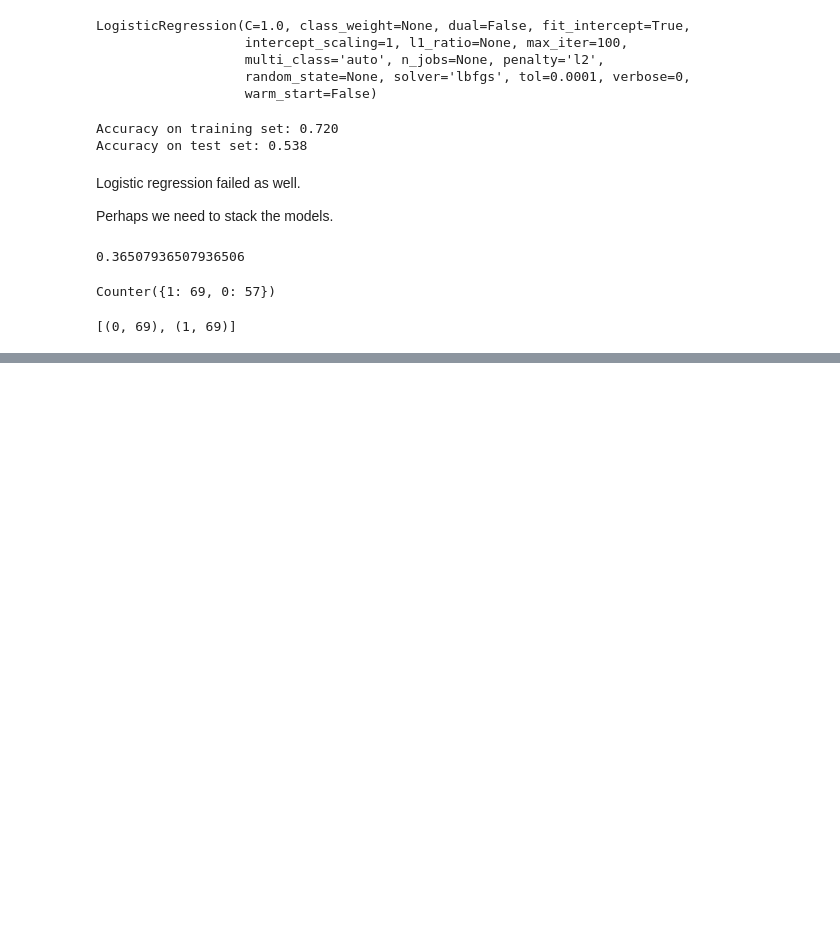
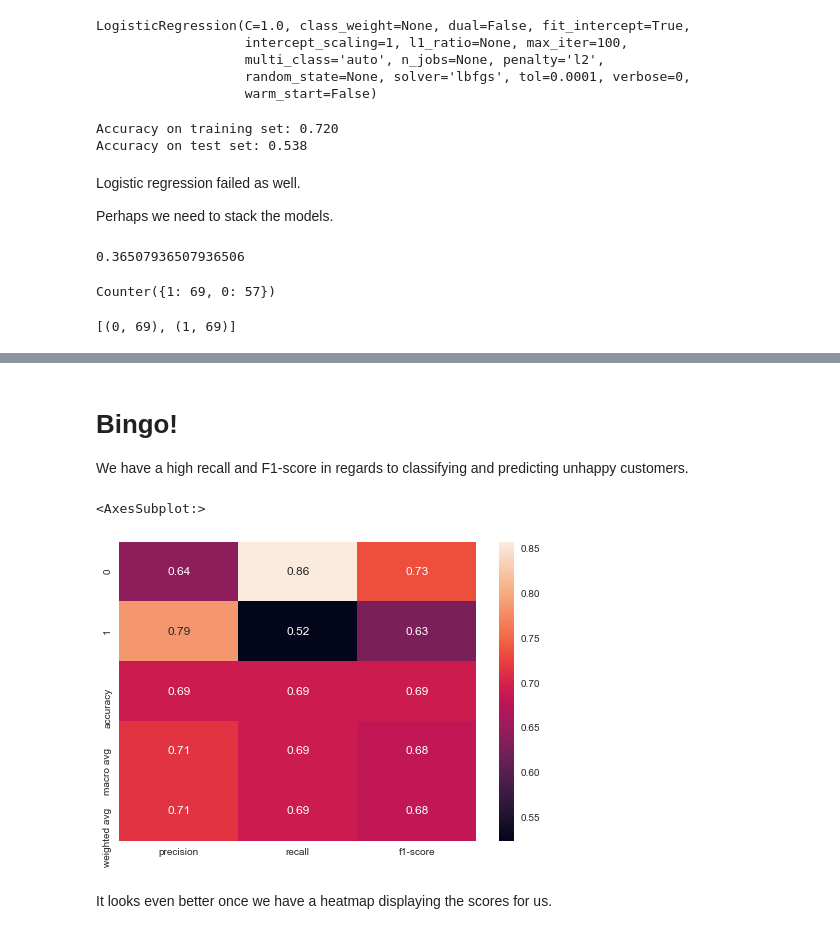
Before and after one commit to Shane-McCallum/4Lk0HtJ8UlUUGOtc, a Jupyter notebook: ACME Happy Customer Survey Classification.ipynb, the cells around one changed output, grey strips where cells are left out. Saved outputs shown, nothing was run; the diff lists cells and outputs as text; code cells hidden in the pictures; blank space fills up the shorter version.

```diff
--- a/ACME Happy Customer Survey Classification.ipynb
+++ b/ACME Happy Customer Survey Classification.ipynb
@@ -661,0 +663,10 @@ plt.show()
+# %% [markdown]
+# Bingo!
+We have a high recall and F1-score in regards to classifying and predicting unhappy customers.
+# %%
+sns.heatmap(pd.DataFrame(result1).iloc[:-1, :].T, annot=True)
+# %% [output]
+<AxesSubplot:>
+[figure, added]
+# %% [markdown]
+It looks even better once we have a heatmap displaying the scores for us.
```
Also changed, not shown: parts of 5 cells of this notebook, 5 other files.
